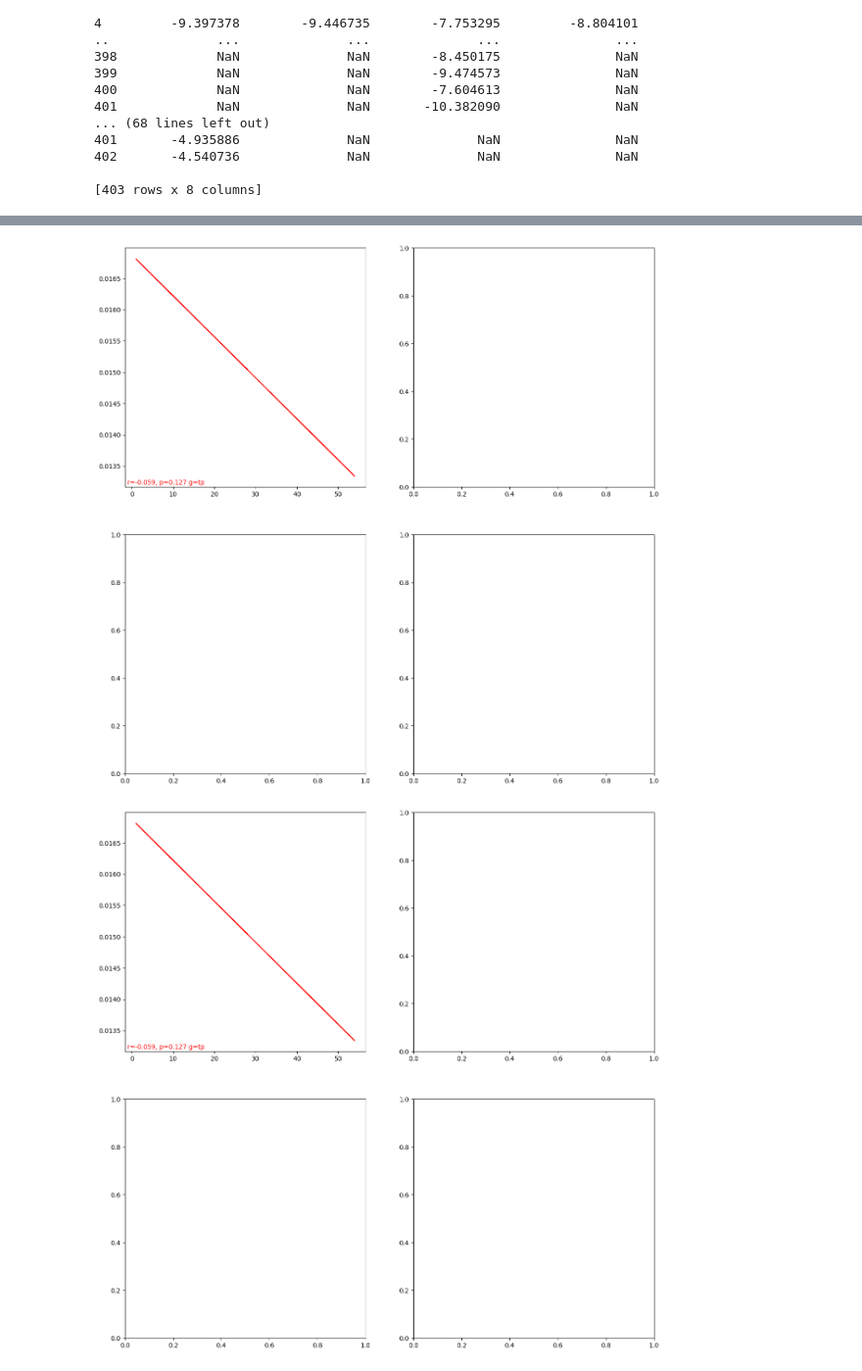
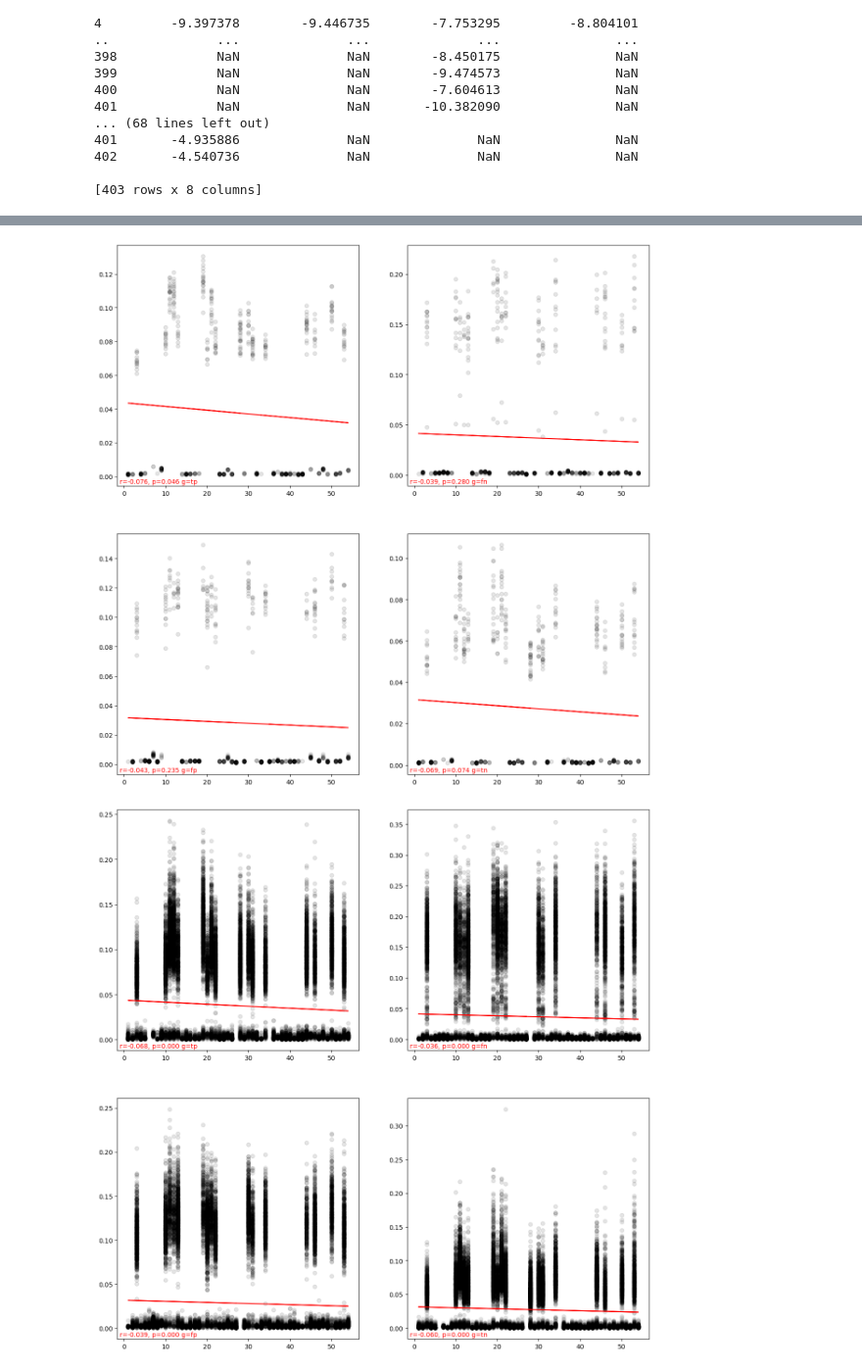
Before and after one commit to thaopham03/evaluating_fan_effects_in_large_language_models, a Jupyter notebook: fan_effects_data_analysis.ipynb, the cells around one changed output, grey strips where cells are left out. Shown at 98% size. Drawn from its saved outputs; the diff is of its cells as text; code cells hidden in the pictures.

Commit message:
plotting

```diff
--- a/fan_effects_data_analysis.ipynb
+++ b/fan_effects_data_analysis.ipynb
@@ -253,7 +253,7 @@ def confusion_scatter(df, fan_type = 'both', aggregate='none'):
       r = z.statistic
       p = z.pvalue
 
-      # ax.scatter(x,y, color=(0,0,0,max(0.1,1/len(x))))
+      ax.scatter(x,y, color=(0,0,0,max(0.1,1/len(x))))
 
       # bins = dict()
       # for x_i, y_i in zip(x,y):
@@ -276,17 +276,16 @@ def confusion_scatter(df, fan_type = 'both', aggregate='none'):
   fig, axes = plt.subplots(nrows = 2, ncols = 2, figsize=(15,15))
 
   fill_subplot(axes[0][0], tp, 'tp')
-  # fill_subplot(axes[0][1], fn, 'fn')
-  # fill_subplot(axes[1][0], fp, 'fp')
-  # fill_subplot(axes[1][1], tn, 'tn')
+  fill_subplot(axes[0][1], fn, 'fn')
+  fill_subplot(axes[1][0], fp, 'fp')
+  fill_subplot(axes[1][1], tn, 'tn')
 
   plt.show()
 # %%
 rand_mist = load_data('/content/drive/MyDrive/IGOG-Alignment-Exp/Experiments/fan-effects-exp/results/rational/mistralai_Mistral-7B-v0.1.csv', convert_prob=True)
 # print(rand_mist)
 # %%
-rand_mist = load_data('/content/drive/MyDrive/IGOG-Alignment-Exp/Experiments/fan-effects-exp/results/rational/mistralai_Mistral-7B-v0.1.csv', convert_prob=True)
 confusion_scatter(rand_mist, fan_type='both', aggregate='std')
-confusion_scatter(rand_mist, fan_type='first', aggregate='std')
-confusion_scatter(rand_mist, fan_type='second', aggregate='std')
+confusion_scatter(rand_mist, fan_type='first', aggregate='mean')
+confusion_scatter(rand_mist, fan_type='second', aggregate='none')
 # %% [output]
@@ -294,2 +293,2 @@ confusion_scatter(rand_mist, fan_type='second', aggregate='std')
-[figure, old version]
+[figure, new version]
-[figure, old version]
+[figure, new version]
```
Also changed, not shown: parts of 1 cell of this notebook.
